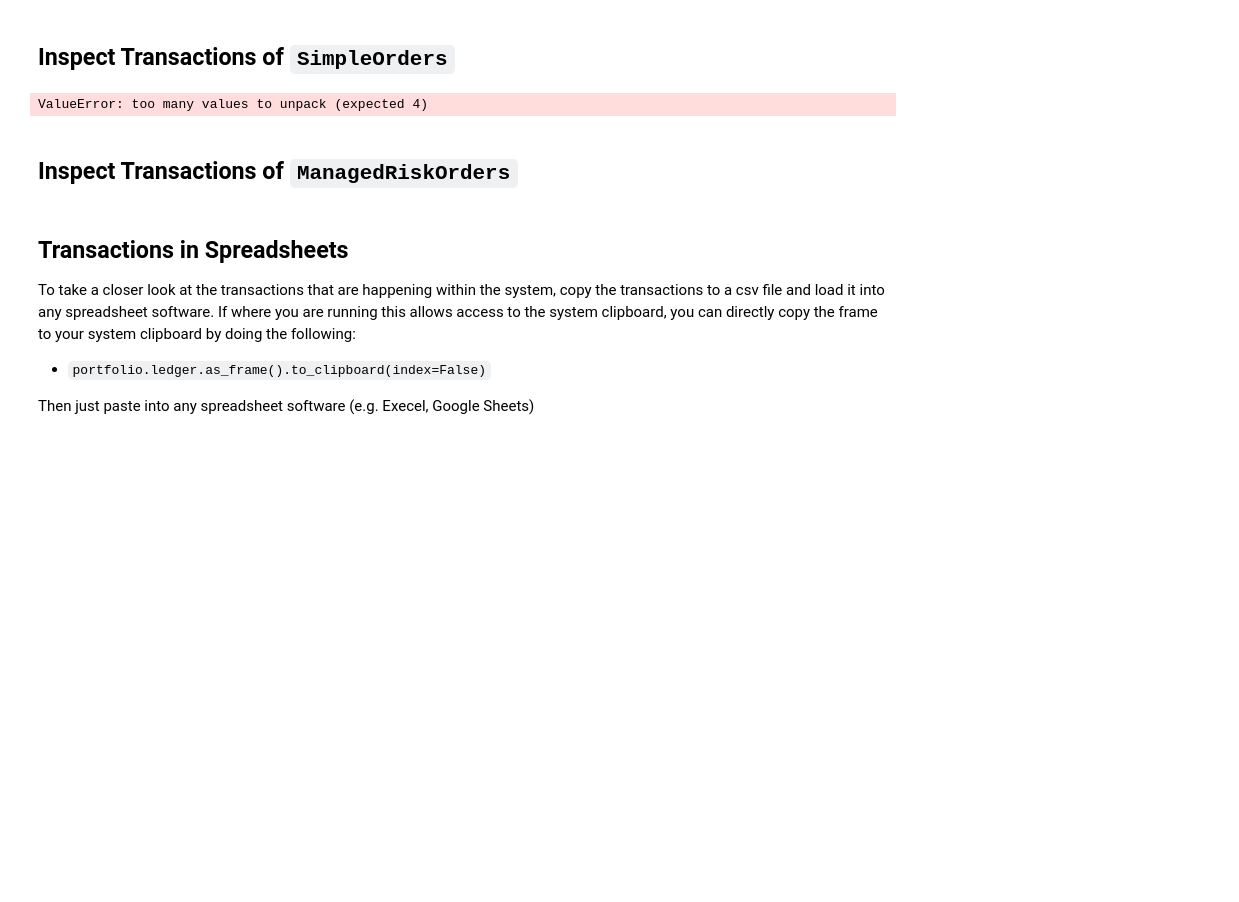
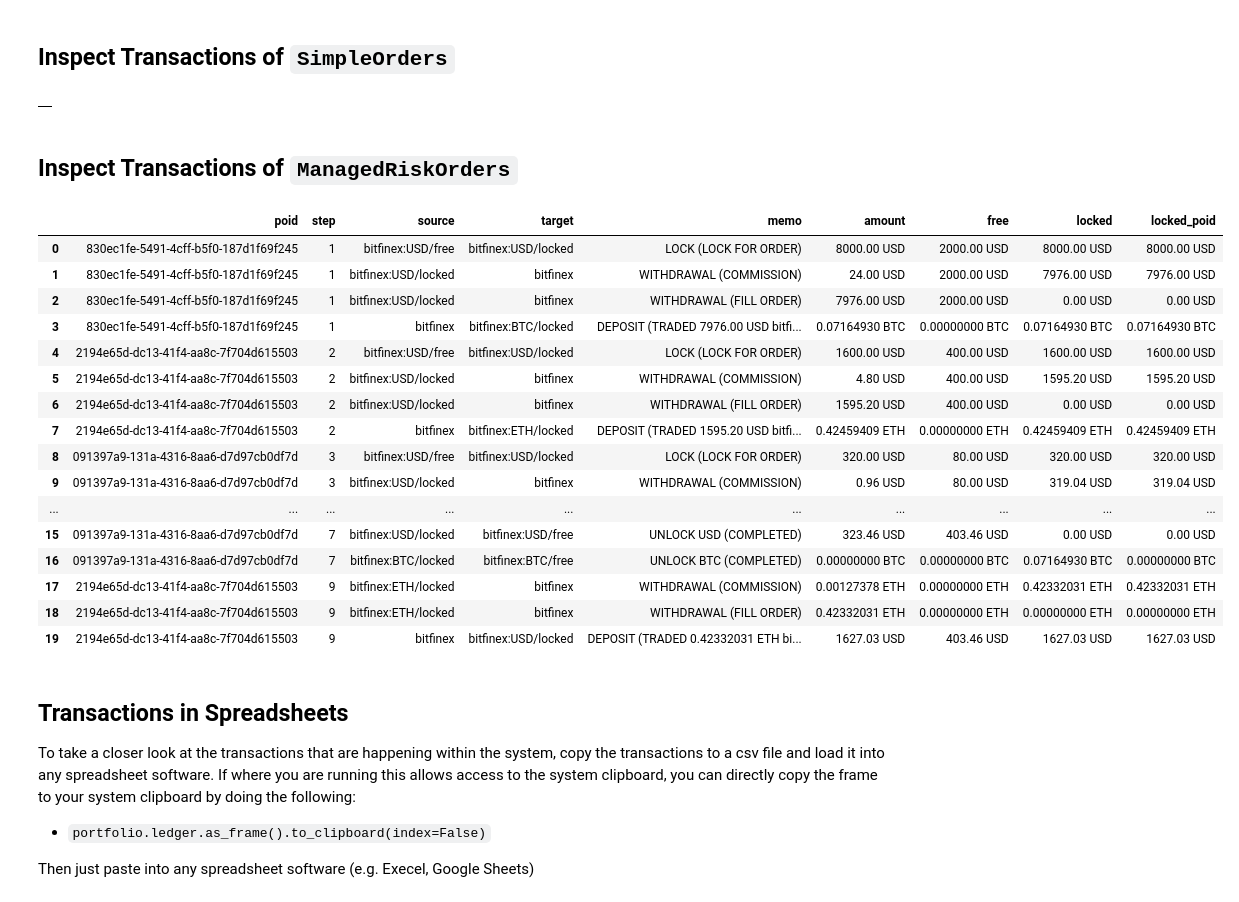
Before and after one commit to tensortrade-org/tensortrade, a Jupyter notebook: examples/ledger_example.ipynb, the cells around one changed output. Saved outputs shown, nothing was run; the diff lists cells and outputs as text; code cells hidden in the pictures; blank space fills up the shorter version.

```diff
--- a/examples/ledger_example.ipynb
+++ b/examples/ledger_example.ipynb
@@ -85,37 +85,58 @@ env = default.create(
 )
 
 done = False
-obs = env.reset()
+obs, info = env.reset()
 while not done:
     action = env.action_space.sample()
-    obs, reward, done, info = env.step(action)
+    obs, reward, terminated, truncated, info = env.step(action)
+    done = terminated or truncated
 
 portfolio.ledger.as_frame().head(7)
 # %% [output]
-ValueError: too many values to unpack (expected 4)
+|  |
 # %% [markdown]
 ## Inspect Transactions of `ManagedRiskOrders`
 # %%
 portfolio = Portfolio(USD, [
     Wallet(bitfinex, 10000 * USD),
     Wallet(bitfinex, 0 * BTC),
     Wallet(bitfinex, 0 * ETH),
 ])
 
 env = default.create(
     portfolio=portfolio,
     action_scheme=default.actions.ManagedRiskOrders(),
     reward_scheme=default.rewards.SimpleProfit(),
     feed=feed
 )
 
 done = False
+obs, info = env.reset()
 
 while not done:
     action = env.action_space.sample()
-    obs, reward, done, info = env.step(action)
+    obs, reward, terminated, truncated, info = env.step(action)
+    done = terminated or truncated
 
 portfolio.ledger.as_frame().head(20)
+# %% [output]
+|  | poid | step | source | target | memo | amount | free | locked | locked_poid |
+| 0 | 830ec1fe-5491-4cff-b5f0-187d1f69f245 | 1 | bitfinex:USD/free | bitfinex:USD/locked | LOCK (LOCK FOR ORDER) | 8000.00 USD | 2000.00 USD | 8000.00 USD | 8000.00 USD |
+| 1 | 830ec1fe-5491-4cff-b5f0-187d1f69f245 | 1 | bitfinex:USD/locked | bitfinex | WITHDRAWAL (COMMISSION) | 24.00 USD | 2000.00 USD | 7976.00 USD | 7976.00 USD |
+| 2 | 830ec1fe-5491-4cff-b5f0-187d1f69f245 | 1 | bitfinex:USD/locked | bitfinex | WITHDRAWAL (FILL ORDER) | 7976.00 USD | 2000.00 USD | 0.00 USD | 0.00 USD |
+| 3 | 830ec1fe-5491-4cff-b5f0-187d1f69f245 | 1 | bitfinex | bitfinex:BTC/locked | DEPOSIT (TRADED 7976.00 USD bitfi... | 0.07164930 BTC | 0.00000000 BTC | 0.07164930 BTC | 0.07164930 BTC |
+| 4 | 2194e65d-dc13-41f4-aa8c-7f704d615503 | 2 | bitfinex:USD/free | bitfinex:USD/locked | LOCK (LOCK FOR ORDER) | 1600.00 USD | 400.00 USD | 1600.00 USD | 1600.00 USD |
+| 5 | 2194e65d-dc13-41f4-aa8c-7f704d615503 | 2 | bitfinex:USD/locked | bitfinex | WITHDRAWAL (COMMISSION) | 4.80 USD | 400.00 USD | 1595.20 USD | 1595.20 USD |
+| 6 | 2194e65d-dc13-41f4-aa8c-7f704d615503 | 2 | bitfinex:USD/locked | bitfinex | WITHDRAWAL (FILL ORDER) | 1595.20 USD | 400.00 USD | 0.00 USD | 0.00 USD |
+| 7 | 2194e65d-dc13-41f4-aa8c-7f704d615503 | 2 | bitfinex | bitfinex:ETH/locked | DEPOSIT (TRADED 1595.20 USD bitfi... | 0.42459409 ETH | 0.00000000 ETH | 0.42459409 ETH | 0.42459409 ETH |
+| 8 | 091397a9-131a-4316-8aa6-d7d97cb0df7d | 3 | bitfinex:USD/free | bitfinex:USD/locked | LOCK (LOCK FOR ORDER) | 320.00 USD | 80.00 USD | 320.00 USD | 320.00 USD |
+| 9 | 091397a9-131a-4316-8aa6-d7d97cb0df7d | 3 | bitfinex:USD/locked | bitfinex | WITHDRAWAL (COMMISSION) | 0.96 USD | 80.00 USD | 319.04 USD | 319.04 USD |
+| ... | ... | ... | ... | ... | ... | ... | ... | ... | ... |
+| 15 | 091397a9-131a-4316-8aa6-d7d97cb0df7d | 7 | bitfinex:USD/locked | bitfinex:USD/free | UNLOCK USD (COMPLETED) | 323.46 USD | 403.46 USD | 0.00 USD | 0.00 USD |
+| 16 | 091397a9-131a-4316-8aa6-d7d97cb0df7d | 7 | bitfinex:BTC/locked | bitfinex:BTC/free | UNLOCK BTC (COMPLETED) | 0.00000000 BTC | 0.00000000 BTC | 0.07164930 BTC | 0.00000000 BTC |
+| 17 | 2194e65d-dc13-41f4-aa8c-7f704d615503 | 9 | bitfinex:ETH/locked | bitfinex | WITHDRAWAL (COMMISSION) | 0.00127378 ETH | 0.00000000 ETH | 0.42332031 ETH | 0.42332031 ETH |
+| 18 | 2194e65d-dc13-41f4-aa8c-7f704d615503 | 9 | bitfinex:ETH/locked | bitfinex | WITHDRAWAL (FILL ORDER) | 0.42332031 ETH | 0.00000000 ETH | 0.00000000 ETH | 0.00000000 ETH |
+| 19 | 2194e65d-dc13-41f4-aa8c-7f704d615503 | 9 | bitfinex | bitfinex:USD/locked | DEPOSIT (TRADED 0.42332031 ETH bi... | 1627.03 USD | 403.46 USD | 1627.03 USD | 1627.03 USD |
 # %% [markdown]
 ## Transactions in Spreadsheets
 
```
Also changed, not shown: 23 other files.
